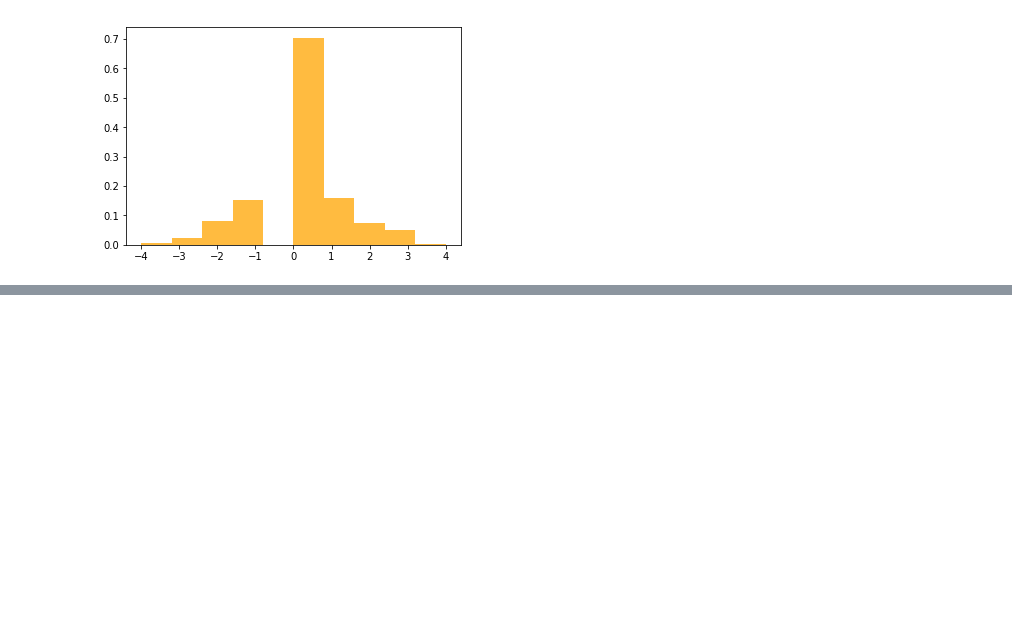
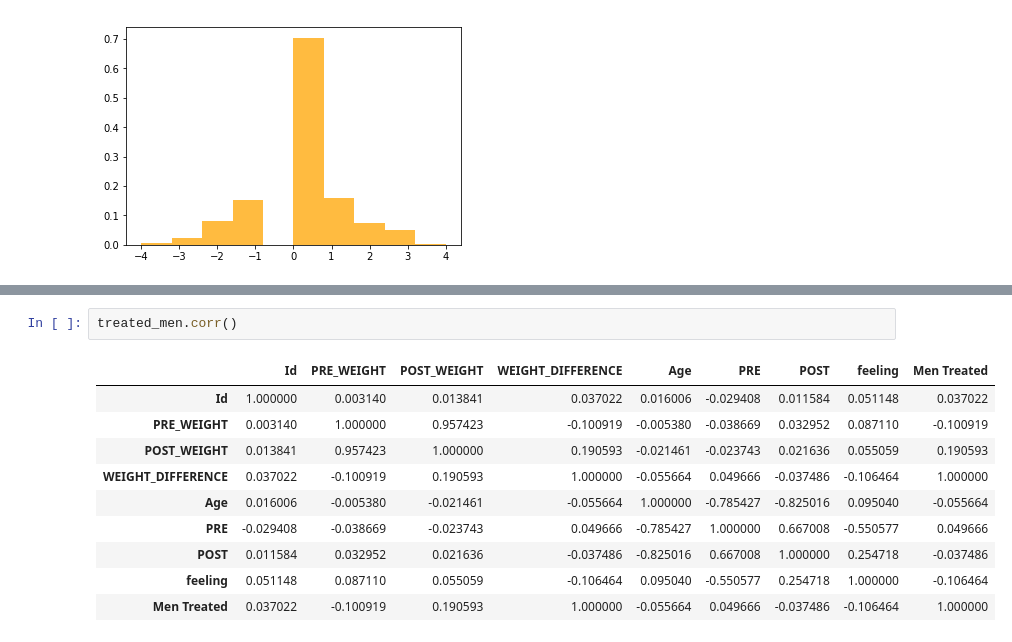
Before and after one commit to cho244/stanford_research, a Jupyter notebook: Data_Analysis.ipynb, the cells around one changed output, grey strips where cells are left out. Cells and saved outputs as stored; diff of their text form; blank space fills up the shorter version.

```diff
--- a/Data_Analysis.ipynb
+++ b/Data_Analysis.ipynb
@@ -607,0 +578,13 @@ treated_women
+# %%
+treated_men.corr()
+# %% [output]
+|  | Id | PRE_WEIGHT | POST_WEIGHT | WEIGHT_DIFFERENCE | Age | PRE | POST | feeling | Men Treated |
+| Id | 1.000000 | 0.003140 | 0.013841 | 0.037022 | 0.016006 | -0.029408 | 0.011584 | 0.051148 | 0.037022 |
+| PRE_WEIGHT | 0.003140 | 1.000000 | 0.957423 | -0.100919 | -0.005380 | -0.038669 | 0.032952 | 0.087110 | -0.100919 |
+| POST_WEIGHT | 0.013841 | 0.957423 | 1.000000 | 0.190593 | -0.021461 | -0.023743 | 0.021636 | 0.055059 | 0.190593 |
+| WEIGHT_DIFFERENCE | 0.037022 | -0.100919 | 0.190593 | 1.000000 | -0.055664 | 0.049666 | -0.037486 | -0.106464 | 1.000000 |
+| Age | 0.016006 | -0.005380 | -0.021461 | -0.055664 | 1.000000 | -0.785427 | -0.825016 | 0.095040 | -0.055664 |
+| PRE | -0.029408 | -0.038669 | -0.023743 | 0.049666 | -0.785427 | 1.000000 | 0.667008 | -0.550577 | 0.049666 |
+| POST | 0.011584 | 0.032952 | 0.021636 | -0.037486 | -0.825016 | 0.667008 | 1.000000 | 0.254718 | -0.037486 |
+| feeling | 0.051148 | 0.087110 | 0.055059 | -0.106464 | 0.095040 | -0.550577 | 0.254718 | 1.000000 | -0.106464 |
+| Men Treated | 0.037022 | -0.100919 | 0.190593 | 1.000000 | -0.055664 | 0.049666 | -0.037486 | -0.106464 | 1.000000 |
```
Also changed, not shown: parts of 6 cells of this notebook.
